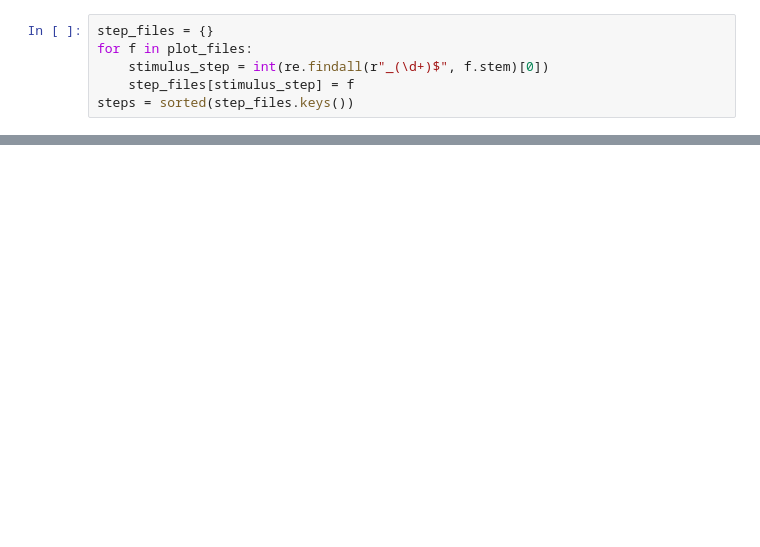
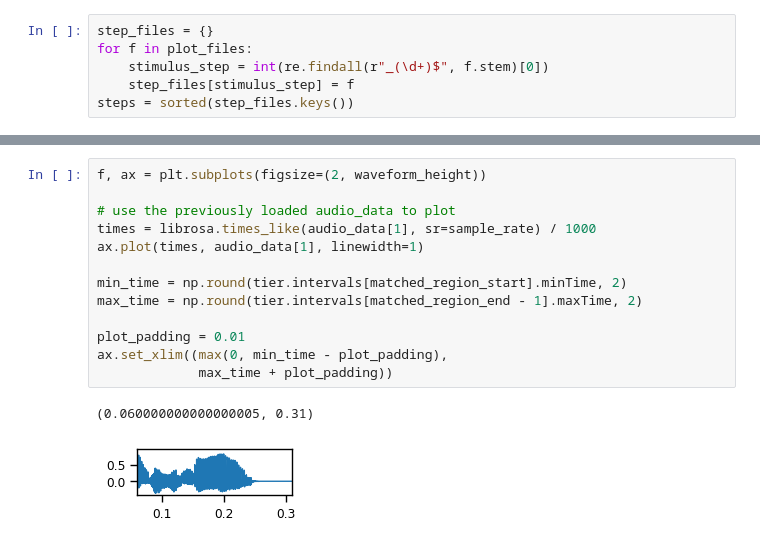
Before and after one commit to hans/barakeet, a Jupyter notebook: notebooks/render_stimulus.ipynb, the cells around one changed output, grey strips where cells are left out. Cells and saved outputs as stored; diff of their text form; blank space fills up the shorter version.

```diff
--- a/notebooks/render_stimulus.ipynb
+++ b/notebooks/render_stimulus.ipynb
@@ -100,0 +258,16 @@ S.shape
+# %%
+f, ax = plt.subplots(figsize=(2, waveform_height))
+
+# use the previously loaded audio_data to plot
+times = librosa.times_like(audio_data[1], sr=sample_rate) / 1000
+ax.plot(times, audio_data[1], linewidth=1)
+
+min_time = np.round(tier.intervals[matched_region_start].minTime, 2)
+max_time = np.round(tier.intervals[matched_region_end - 1].maxTime, 2)
+
+plot_padding = 0.01
+ax.set_xlim((max(0, min_time - plot_padding),
+             max_time + plot_padding))
+# %% [output]
+(0.060000000000000005, 0.31)
+[figure, added]
```
Also changed, not shown: parts of 17 cells of this notebook, 6 other files.
